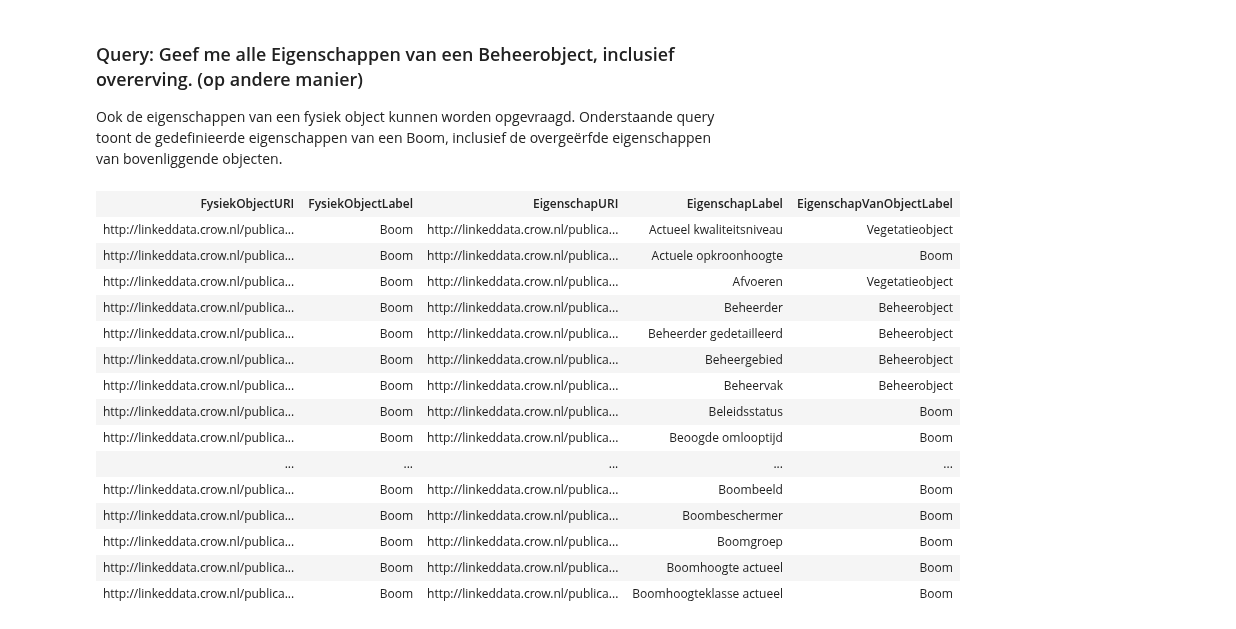
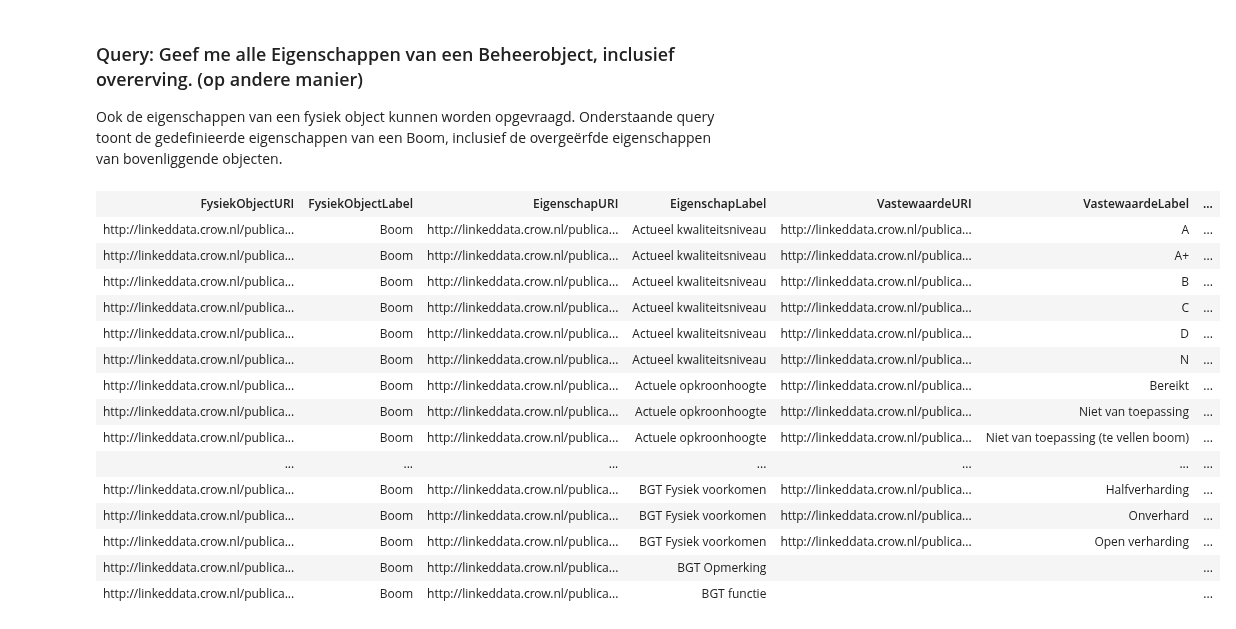
Before and after one commit to Stichting-CROW/imbor, a Jupyter notebook: docs/SPARQL-voorbeelden.ipynb, the cells around one changed output. Saved outputs shown, nothing was run; the diff lists cells and outputs as text; code cells hidden in the pictures.

```diff
--- a/docs/SPARQL-voorbeelden.ipynb
+++ b/docs/SPARQL-voorbeelden.ipynb
@@ -301,56 +346,75 @@ Ook de eigenschappen van een fysiek object kunnen worden opgevraagd. Onderstaand
 # %%
 PREFIX rdfs: <http://www.w3.org/2000/01/rdf-schema#>
 PREFIX nta8035: <https://w3id.org/def/basicsemantics-owl#>
 PREFIX skos: <http://www.w3.org/2004/02/skos/core#>
 PREFIX sh: <http://www.w3.org/ns/shacl#>
+PREFIX groep: <http://linkeddata.crow.nl/publication-v2/ns/crow/imbor/def/groepering/>
 
-SELECT ?FysiekObjectURI ?FysiekObjectLabel ?EigenschapURI ?EigenschapLabel ?EigenschapVanObjectLabel
+SELECT ?FysiekObjectURI ?FysiekObjectLabel ?EigenschapURI ?EigenschapLabel ?VastewaardeURI ?VastewaardeLabel ?VastewaardeLijstURI ?VastewaardeLijstLabel ?Datatype ?Eenheid ?Grootheid ?Versie
 
 WHERE {
 
-# Het kan zien dat dit aangepast moet worden naar subClassOf nta8035:PhysicalObject
+# Selecteer alleen Fysieke objecten en hun subklasses ...
+		    ?FysiekObjectURI rdfs:subClassOf* nta8035:PhysicalObject.
             ?FysiekObjectURI skos:prefLabel ?preflabel .
+ # ... die voorkomen in deze versie ...
+    groep:Versie2020-08 skos:member ?FysiekObjectURI ;
+            rdfs:label ?Versie .
 
-# ... alleen binnen IMBOR objecten.
-            FILTER regex(str(?FysiekObjectURI), "crow/imbor")
+			FILTER (LCASE(str(?preflabel)) = "boom") # heel woord
+			#FILTER (regex(?preflabel, "{{&filNam}}", "i")) # gedeelte
+			#FILTER (CONTAINS(LCASE(?preflabel), "{{&filNam}}")) # gedeeltelijke match (sneller dan regex?)
+			BIND (?preflabel AS ?FysiekObjectLabel)
 
-            FILTER (LCASE(str(?preflabel)) = "boom") # heel woord
-            #FILTER (CONTAINS(?preflabel, "{{&preflabel}}")) # gedeelte
-            BIND (?preflabel AS ?FysiekObjectLabel)
-
-# Trek het property-path uit elkaar, maak de SHACL shapes optioneel, deze zijn niet altijd aanwezig
-            ?FysiekObjectURI rdfs:subClassOf* ?SuperKlasse .
-            ?SuperKlasse skos:prefLabel ?EigenschapVanObjectLabel .
-
-    OPTIONAL
-    {
-            ?SHACLNodeShape sh:targetClass ?SuperKlasse .
+# ... en die een SHACL shape hebben, inclusief overgeerfde.
+            ?SHACLNodeShape sh:targetClass/^rdfs:subClassOf* ?FysiekObjectURI .
             ?SHACLNodeShape sh:property ?SHACLPropertyShape .
 
-# Laat de relatie zien van de SHACL Shape, naar de eigenschap.
-            ?SHACLPropertyShape sh:path ?EigenschapURI .
-            ?EigenschapURI skos:prefLabel ?EigenschapLabel .
+# Met een relatie naar een eigenschap (inclusief via de blanknodes)...
+        { ?SHACLPropertyShape sh:path/(rdf:first) ?EigenschapURI .}
+UNION   { ?SHACLPropertyShape sh:path ?EigenschapURI .}
+        ?EigenschapURI skos:prefLabel ?EigenschapLabel .
 
-# En filter de hasPart relaties eruit om alleen echte eigenschappen te zien.
-            MINUS { ?SHACLPropertyShape sh:path nta8035:hasPart }
-    }
+# ... en filter de hasPart relaties eruit om alleen echte eigenschappen te zien...
+			MINUS { ?SHACLPropertyShape sh:path nta8035:hasPart }
+
+# ... en laat dan waar mogelijk de vastewaardelijsten zien, met hun waarden ...
+OPTIONAL {   ?SHACLPropertyShape sh:class ?VastewaardeLijstURI .
+					?VastewaardeLijstURI skos:prefLabel ?VastewaardeLijstLabel .
+					?VastewaardeURI a ?VastewaardeLijstURI .
+    				?VastewaardeURI skos:prefLabel ?VastewaardeLabel
+   		 }
+
+# ... en laat dan waar mogelijk de datatypes zien ...
+OPTIONAL {
+    	?SHACLPropertyShape sh:datatype ?Datatype .
+        }
+
+# ... en laat dan waar mogelijk de eenheden zien ...
+OPTIONAL {   ?EigenschapURI nta8035:unit ?Eenheid .
+
+		 }
+
+# ... en laat dan waar mogelijk de grootheden zien.
+OPTIONAL {   ?EigenschapURI nta8035:quantityKind ?Grootheid .
+
+		 }
 }
-
-ORDER BY str(?FysiekObjectLabel) str(?EigenschapLabel) str(?EigenschapVanObjectLabel)
+ORDER BY str(?FysiekObjectLabel) str(?EigenschapLabel)
 # %% [output]
-| FysiekObjectURI | FysiekObjectLabel | EigenschapURI | EigenschapLabel | EigenschapVanObjectLabel |
-| http://linkeddata.crow.nl/publica... | Boom | http://linkeddata.crow.nl/publica... | Actueel kwaliteitsniveau | Vegetatieobject |
-| http://linkeddata.crow.nl/publica... | Boom | http://linkeddata.crow.nl/publica... | Actuele opkroonhoogte | Boom |
-| http://linkeddata.crow.nl/publica... | Boom | http://linkeddata.crow.nl/publica... | Afvoeren | Vegetatieobject |
-| http://linkeddata.crow.nl/publica... | Boom | http://linkeddata.crow.nl/publica... | Beheerder | Beheerobject |
-| http://linkeddata.crow.nl/publica... | Boom | http://linkeddata.crow.nl/publica... | Beheerder gedetailleerd | Beheerobject |
-| http://linkeddata.crow.nl/publica... | Boom | http://linkeddata.crow.nl/publica... | Beheergebied | Beheerobject |
-| http://linkeddata.crow.nl/publica... | Boom | http://linkeddata.crow.nl/publica... | Beheervak | Beheerobject |
-| http://linkeddata.crow.nl/publica... | Boom | http://linkeddata.crow.nl/publica... | Beleidsstatus | Boom |
-| http://linkeddata.crow.nl/publica... | Boom | http://linkeddata.crow.nl/publica... | Beoogde omlooptijd | Boom |
-| ... | ... | ... | ... | ... |
-| http://linkeddata.crow.nl/publica... | Boom | http://linkeddata.crow.nl/publica... | Boombeeld | Boom |
-| http://linkeddata.crow.nl/publica... | Boom | http://linkeddata.crow.nl/publica... | Boombeschermer | Boom |
-| http://linkeddata.crow.nl/publica... | Boom | http://linkeddata.crow.nl/publica... | Boomgroep | Boom |
-| http://linkeddata.crow.nl/publica... | Boom | http://linkeddata.crow.nl/publica... | Boomhoogte actueel | Boom |
-| http://linkeddata.crow.nl/publica... | Boom | http://linkeddata.crow.nl/publica... | Boomhoogteklasse actueel | Boom |
+| FysiekObjectURI | FysiekObjectLabel | EigenschapURI | EigenschapLabel | VastewaardeURI | VastewaardeLabel | ... |
+| http://linkeddata.crow.nl/publica... | Boom | http://linkeddata.crow.nl/publica... | Actueel kwaliteitsniveau | http://linkeddata.crow.nl/publica... | A | ... |
+| http://linkeddata.crow.nl/publica... | Boom | http://linkeddata.crow.nl/publica... | Actueel kwaliteitsniveau | http://linkeddata.crow.nl/publica... | A+ | ... |
+| http://linkeddata.crow.nl/publica... | Boom | http://linkeddata.crow.nl/publica... | Actueel kwaliteitsniveau | http://linkeddata.crow.nl/publica... | B | ... |
+| http://linkeddata.crow.nl/publica... | Boom | http://linkeddata.crow.nl/publica... | Actueel kwaliteitsniveau | http://linkeddata.crow.nl/publica... | C | ... |
+| http://linkeddata.crow.nl/publica... | Boom | http://linkeddata.crow.nl/publica... | Actueel kwaliteitsniveau | http://linkeddata.crow.nl/publica... | D | ... |
+| http://linkeddata.crow.nl/publica... | Boom | http://linkeddata.crow.nl/publica... | Actueel kwaliteitsniveau | http://linkeddata.crow.nl/publica... | N | ... |
+| http://linkeddata.crow.nl/publica... | Boom | http://linkeddata.crow.nl/publica... | Actuele opkroonhoogte | http://linkeddata.crow.nl/publica... | Bereikt | ... |
+| http://linkeddata.crow.nl/publica... | Boom | http://linkeddata.crow.nl/publica... | Actuele opkroonhoogte | http://linkeddata.crow.nl/publica... | Niet van toepassing | ... |
+| http://linkeddata.crow.nl/publica... | Boom | http://linkeddata.crow.nl/publica... | Actuele opkroonhoogte | http://linkeddata.crow.nl/publica... | Niet van toepassing (te vellen boom) | ... |
+| ... | ... | ... | ... | ... | ... | ... |
+| http://linkeddata.crow.nl/publica... | Boom | http://linkeddata.crow.nl/publica... | BGT Fysiek voorkomen | http://linkeddata.crow.nl/publica... | Halfverharding | ... |
+| http://linkeddata.crow.nl/publica... | Boom | http://linkeddata.crow.nl/publica... | BGT Fysiek voorkomen | http://linkeddata.crow.nl/publica... | Onverhard | ... |
+| http://linkeddata.crow.nl/publica... | Boom | http://linkeddata.crow.nl/publica... | BGT Fysiek voorkomen | http://linkeddata.crow.nl/publica... | Open verharding | ... |
+| http://linkeddata.crow.nl/publica... | Boom | http://linkeddata.crow.nl/publica... | BGT Opmerking |  |  | ... |
+| http://linkeddata.crow.nl/publica... | Boom | http://linkeddata.crow.nl/publica... | BGT functie |  |  | ... |
```
Also changed, not shown: parts of 8 cells of this notebook, 9 other files.
